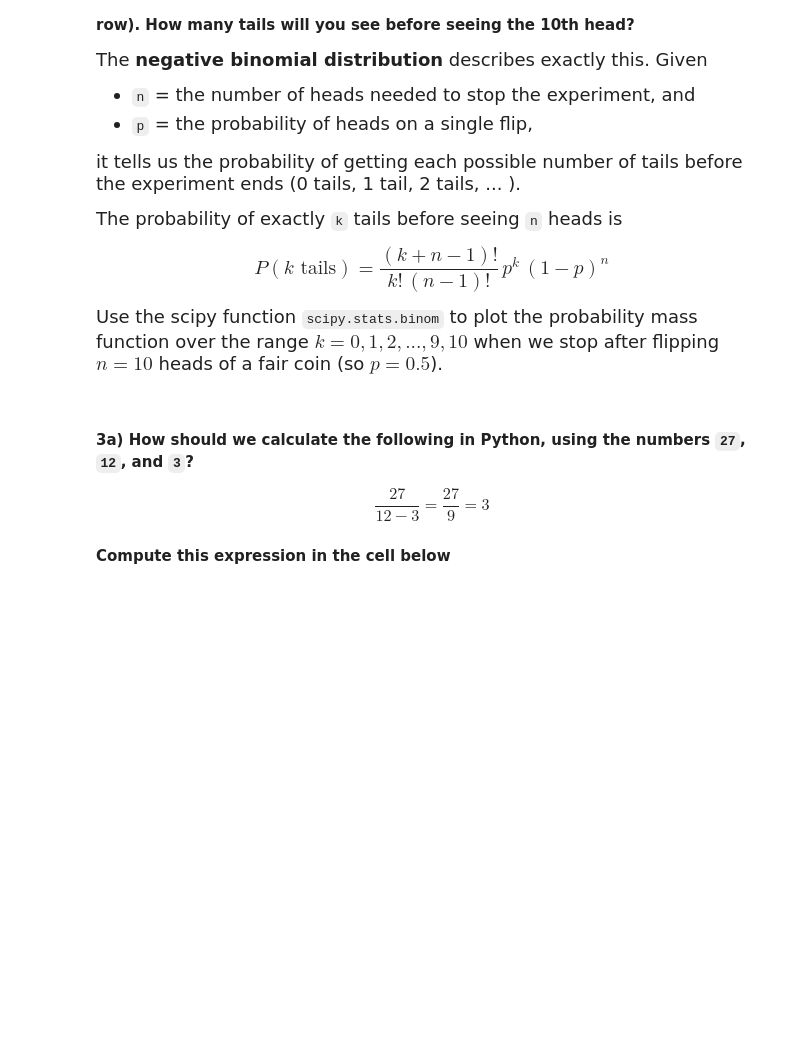
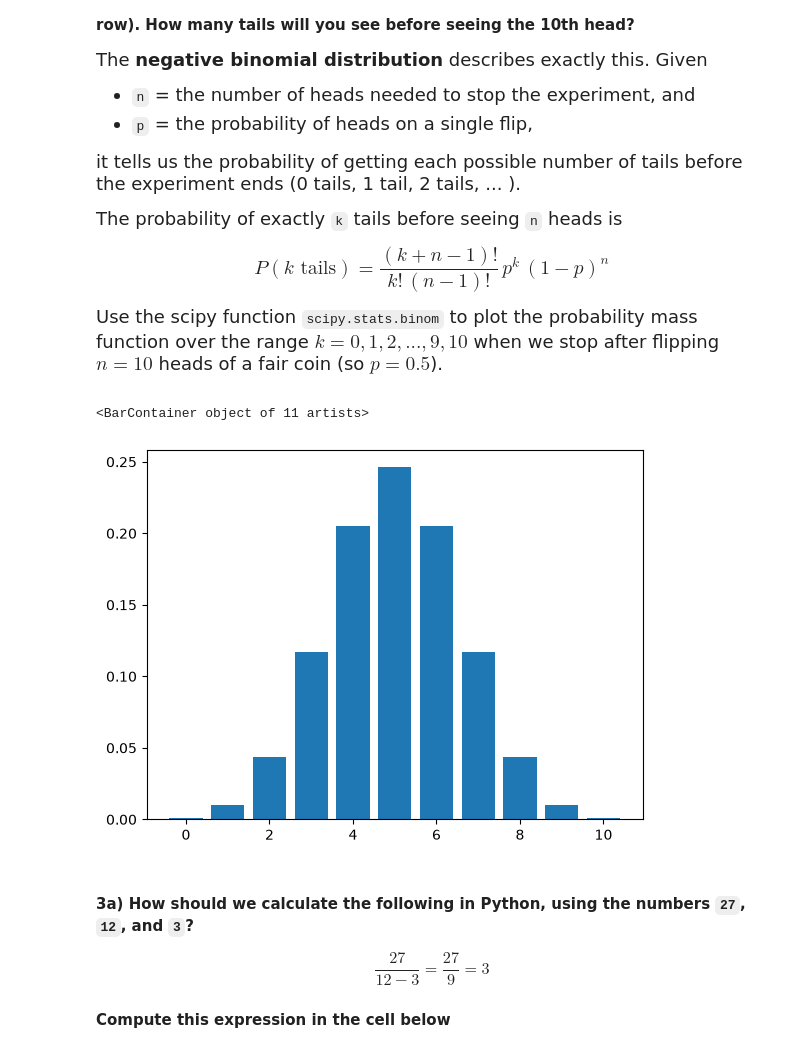
Before and after one commit to ppataku/datasci185fall2026, a Jupyter notebook: Lecture_05_Libraries_and_Specialized_Functions/Lecture5 copy.ipynb, the cells around one changed output. Saved outputs shown, nothing was run; the diff lists cells and outputs as text; code cells hidden in the pictures; blank space fills up the shorter version.

```diff
--- a/Lecture_05_Libraries_and_Specialized_Functions/Lecture5 copy.ipynb
+++ b/Lecture_05_Libraries_and_Specialized_Functions/Lecture5 copy.ipynb
@@ -496,3 +542,15 @@ Use the scipy function `scipy.stats.binom` to plot the probability mass function
+# %%
+# Your code here
+import scipy
+import statistics as stats
+n=10
+p=0.5
+tails = [0,1,2,3,4,5,6,7,8,9,10]
+a=scipy.stats.binom.pmf(tails,n,p)
+plt.bar(tails, a)
+# %% [output]
+<BarContainer object of 11 artists>
+[figure, added]
 # %% [markdown]
 #### **3a)** How should we calculate the following in Python, using the numbers `27`, `12`, and `3`?
 
```
Also changed, not shown: parts of 15 cells of this notebook, 1 other file.
